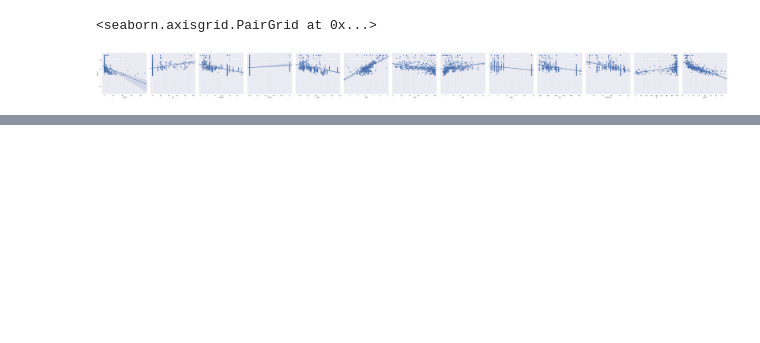
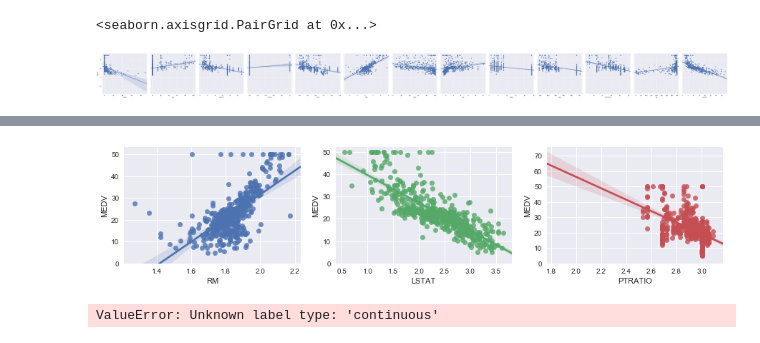
Before and after one commit to ZacOPunky/CE9010_2018, a Jupyter notebook: Boston_Jazlyn.ipynb, the cells around one changed output, grey strips where cells are left out. Cells and saved outputs as stored; diff of their text form; code cells hidden in the pictures; blank space fills up the shorter version.

```diff
--- a/Boston_Jazlyn.ipynb
+++ b/Boston_Jazlyn.ipynb
@@ -127,0 +140,8 @@ sns.pairplot(data=data, x_vars=x_vars4, y_vars=y_vars, kind="reg", size=4)
+# %%
+fig, axs = plt.subplots(ncols=3,figsize=(15,3))
+
+for i,var in enumerate(data2):
+    lm = sns.regplot(np.log(data[var]), data['MEDV'], ax=axs[i] )
+    lm.set(ylim=(0, None))
+# %% [output]
+[figure, added]
@@ -127,0 +153,7 @@ sns.pairplot(data=data, x_vars=x_vars4, y_vars=y_vars, kind="reg", size=4)
+# %%
+#Split the test and train data into 20-80
+x_train, x_test, y_train, y_test = train_test_split(data2, data['MEDV'],test_size=0.2, random_state=40)
+#Use Support Vector Classification(SVC) to predict classifications using training data
+clf=svm.LinearSVC(C=1.0).fit(x_train,y_train)
+# %% [output]
+ValueError: Unknown label type: 'continuous'
```
Also changed, not shown: parts of 5 cells of this notebook.
